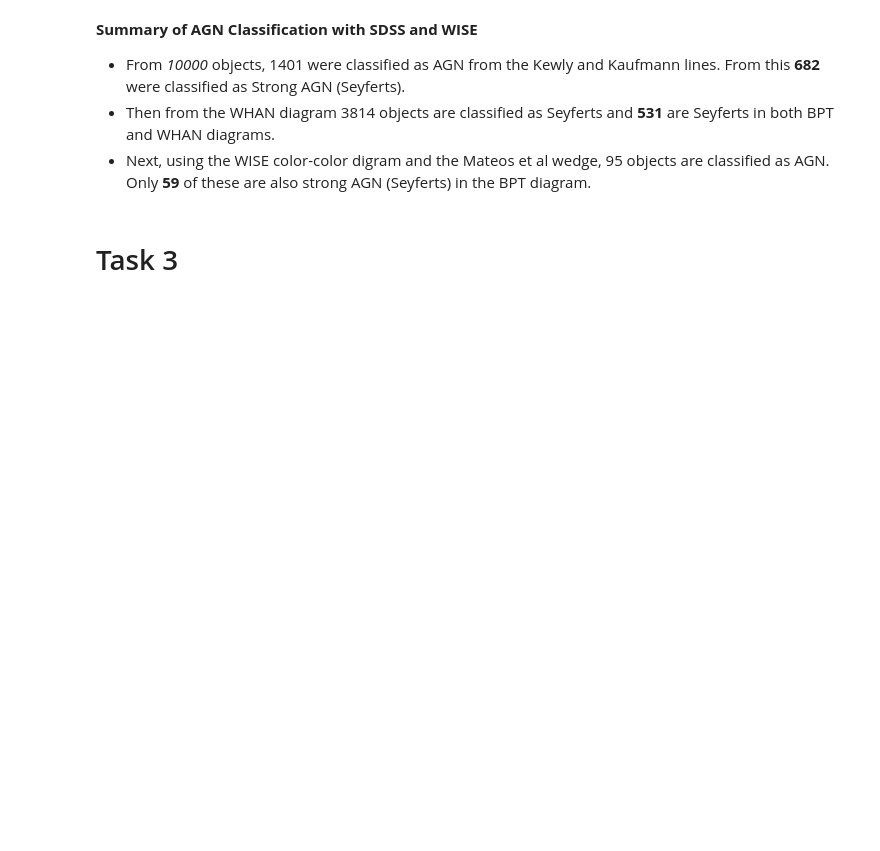
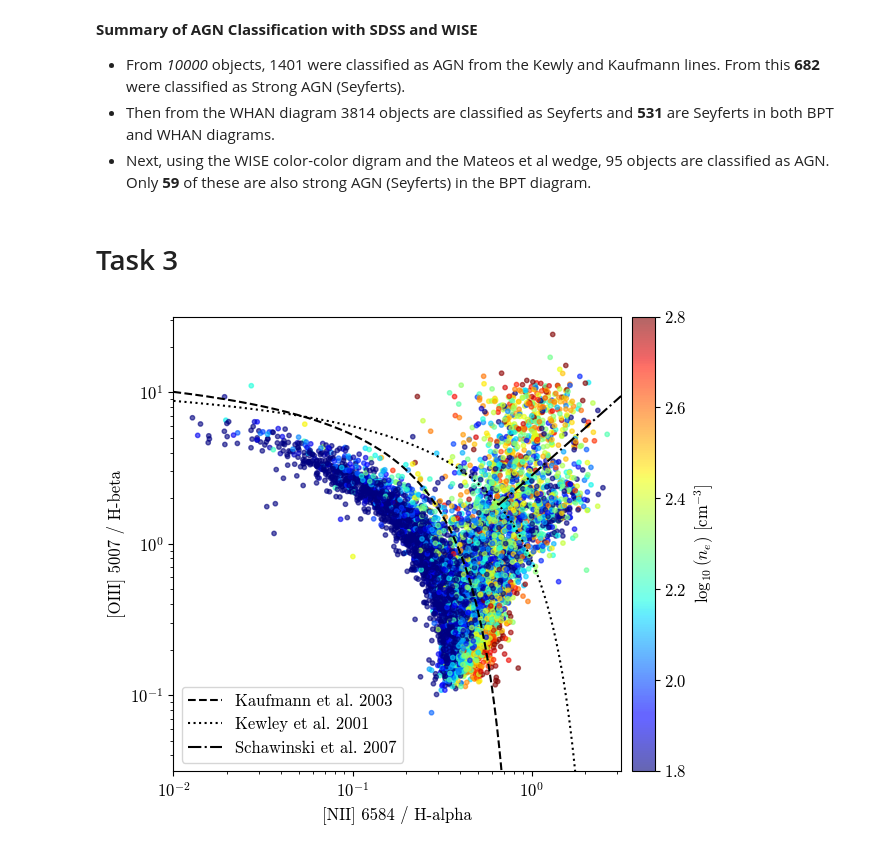
Before and after one commit to IsaacLP/AGN, a Jupyter notebook: project/final_project.ipynb, the cells around one changed output. Cells and saved outputs as stored; diff of their text form; code cells hidden in the pictures; blank space fills up the shorter version.

Commit message:
Added plots for part 3

```diff
--- a/project/final_project.ipynb
+++ b/project/final_project.ipynb
@@ -352,7 +361,7 @@ len(result_clean)
 Wright et al 2012 color-color diagram with Mateos et al 2012 wedge
 # %%
 result_clean = pd.read_csv('agn_sample_wise_matched.csv')
-result_clean = result_clean.merge(result[['specobjid', 'BPT_class']], on='specobjid', how='left').reset_index(drop=True) # First merge the BPT and WISE classifications
+result_clean = result_clean.merge(result[['specobjid', 'BPT class']], on='specobjid', how='left').reset_index(drop=True) # First merge the BPT and WISE classifications
 
 x = result_clean['w2_w3']   # W2 - W3 [Vega mag]
 y = result_clean['w1_w2']   # W1 - W2 [Vega mag]
@@ -413,12 +422,12 @@ ax.text(4.5, 0.75, 'ULIRGs\nLINERs\nStarburst',color='k', ha='center')
 ax.text(4.30, -0.20, 'LIRGs', color='k', ha='center')
 
 # Add special marker for objects inside the Mateos wedge and marked as AGN in BPT
-wedge_agn = in_wedge & (result_clean['BPT_class'] == 'Seyfert')
+wedge_agn = in_wedge & (result_clean['BPT class'] == 'Seyfert')
 result_clean['WISE_class'] = 'Other'
 result_clean.loc[wedge_agn, 'WISE_class'] = 'AGN (WISE Wedge)'
 
 # Objects from our sample with BPT classification
-sns.scatterplot(data=result_clean, x='w2_w3', y='w1_w2',hue='BPT_class',style='WISE_class', s=20,alpha=0.7)
+sns.scatterplot(data=result_clean, x='w2_w3', y='w1_w2',hue='BPT class',style='WISE_class', s=20,alpha=0.7)
 
 # Matteos et al 2012 Wedge boundaries
 x_range = np.linspace(-0.5, 5.5, 500)
@@ -463,3 +472,45 @@ Percentage: 0.61%
 - Next, using the WISE color-color digram and the Mateos et al wedge, 95 objects are classified as AGN. Only **59** of these are also strong AGN (Seyferts) in the BPT diagram.
 # %% [markdown]
 # Task 3
+# %%
+def ne(R_si):
+    a = 0.4315
+    b = 2107.0
+    c = 627.1
+    return (c*R_sii - a*b) / (a - R_sii)
+
+R_sii = result_clean['sii_6717_flux'] / result_clean['sii_6731_flux']
+
+result_clean['n_e'] = ne(R_sii)
+# %%
+fig, ax = plt.subplots(figsize=(6.5, 5.5))
+
+sc = ax.scatter(result_clean['nii_halpha_ratio'], result_clean['oiii_hbeta_ratio'],
+    c=np.log10(result_clean['n_e']),
+    cmap="jet",
+    vmin=1.8, vmax=2.8,
+    s=10,
+    alpha=0.6,
+)
+
+cbar = fig.colorbar(sc, ax=ax, pad=0.02)
+cbar.set_label(r"$\log_{10}(n_e)$ [cm$^{-3}$]")
+
+# Classification lines
+ax.plot(x_kauf,10**(0.61/(np.log10(x_kauf)-0.05)+1.3), color='k', linestyle='--', label='Kaufmann et al. 2003')
+ax.plot(x_kew,10**(0.61/(np.log10(x_kew)-0.47)+1.19), color='k', linestyle=':', label='Kewley et al. 2001')
+ax.plot(x_schaw,10**(1.05*np.log10(x_schaw)+0.45), color='k', linestyle='-.', label='Schawinski et al. 2007')
+
+ax.set_xscale('log')
+ax.set_yscale('log')
+ax.set_xlim(10**-2, 10**0.5)
+ax.set_ylim(10**-1.5, 10**1.5)
+ax.set_xlabel('[NII] 6584 / H-alpha')
+ax.set_ylabel('[OIII] 5007 / H-beta')
+ax.legend()
+
+
+plt.tight_layout()
+plt.show()
+# %% [output]
+[figure, added]
```
Also changed, not shown: parts of 14 cells of this notebook.
